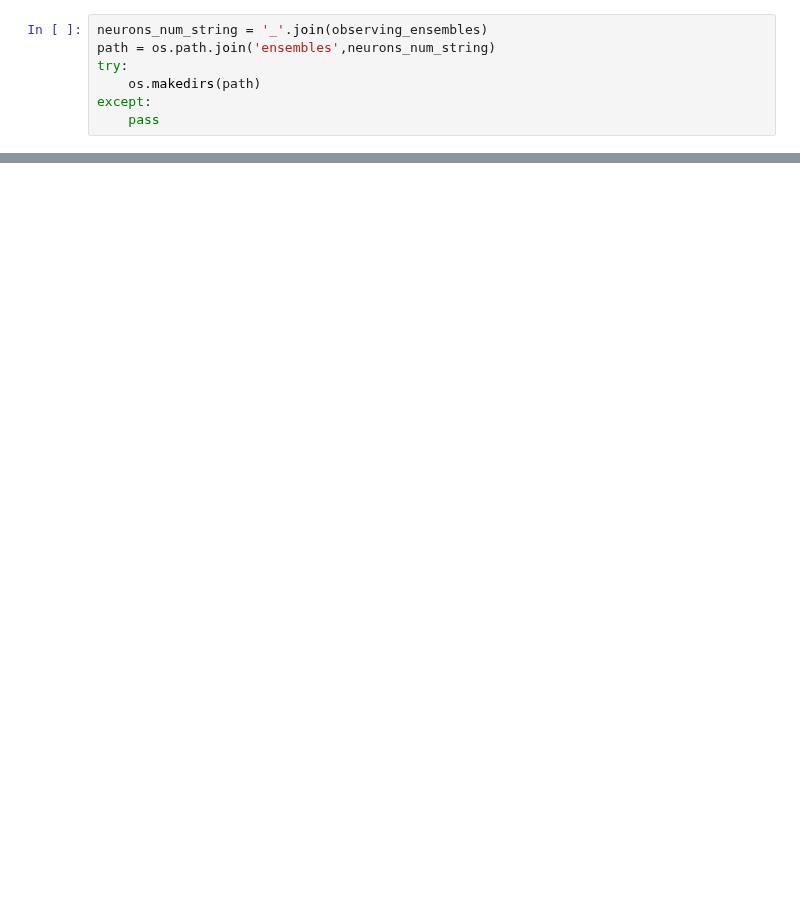
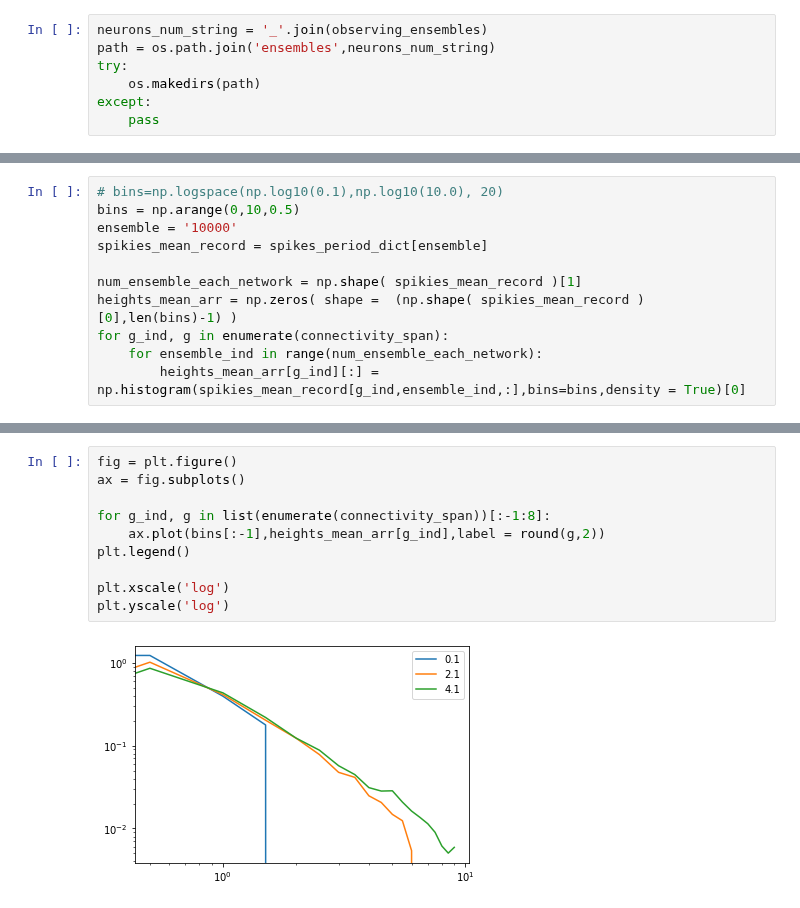
Before and after one commit to mmehrani/master_thesis, a Jupyter notebook: scripts/rotational_model/all_populations_gathering.ipynb, the cells around one changed output, grey strips where cells are left out. Cells and saved outputs as stored; diff of their text form; blank space fills up the shorter version.

```diff
--- a/scripts/rotational_model/all_populations_gathering.ipynb
+++ b/scripts/rotational_model/all_populations_gathering.ipynb
@@ -54,0 +69,11 @@ fig.savefig(os.path.join(path,'pops_sigma.png') )
+# %%
+# bins=np.logspace(np.log10(0.1),np.log10(10.0), 20)
+bins = np.arange(0,10,0.5)
+ensemble = '10000'
+spikies_mean_record = spikes_period_dict[ensemble]
+
+num_ensemble_each_network = np.shape( spikies_mean_record )[1]
+heights_mean_arr = np.zeros( shape =  (np.shape( spikies_mean_record )[0],len(bins)-1) )
+for g_ind, g in enumerate(connectivity_span):
+    for ensemble_ind in range(num_ensemble_each_network):
+        heights_mean_arr[g_ind][:] = np.histogram(spikies_mean_record[g_ind,ensemble_ind,:],bins=bins,density = True)[0]
@@ -54,0 +88,12 @@ fig.savefig(os.path.join(path,'pops_sigma.png') )
+# %%
+fig = plt.figure()
+ax = fig.subplots()
+
+for g_ind, g in list(enumerate(connectivity_span))[:-1:8]:
+    ax.plot(bins[:-1],heights_mean_arr[g_ind],label = round(g,2))
+plt.legend()
+
+plt.xscale('log')
+plt.yscale('log')
+# %% [output]
+[figure, added]
```
Also changed, not shown: parts of 10 cells of this notebook, 3 other files.
